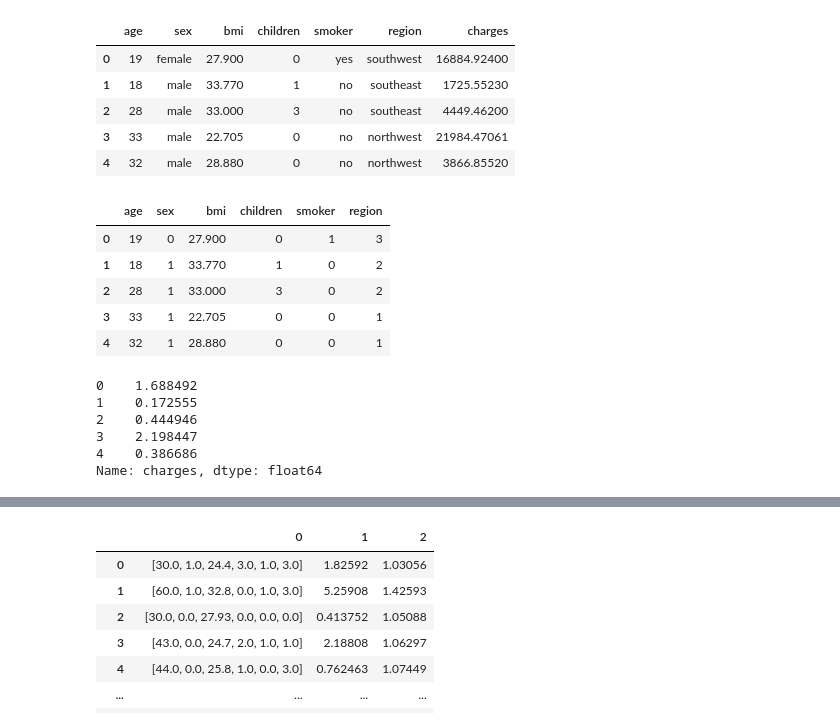
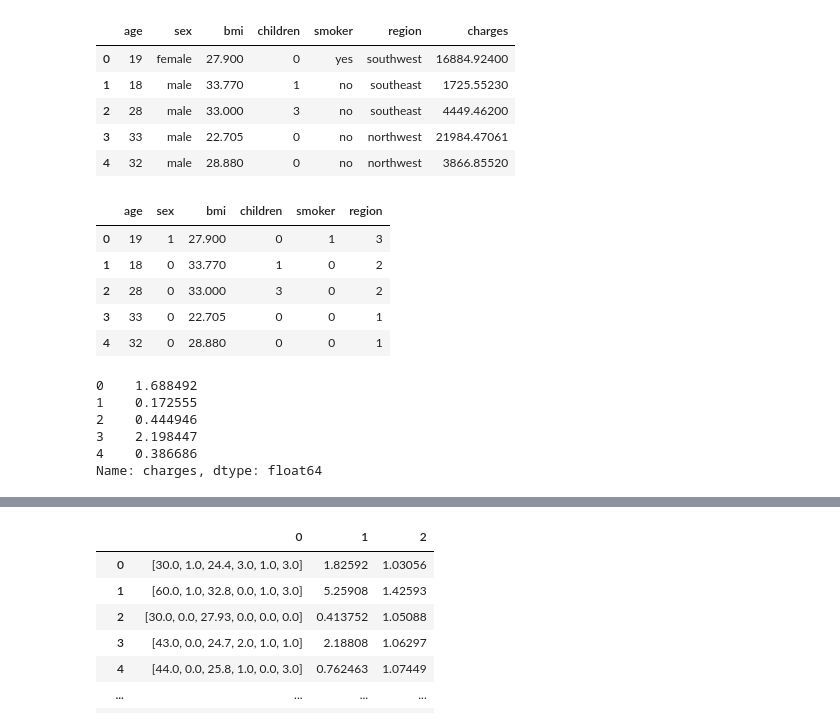
Before and after one commit to duyhho/Dynahealth-Backend, a Jupyter notebook: COVID.ipynb, the cells around one changed output, grey strips where cells are left out. Saved outputs shown, nothing was run; the diff lists cells and outputs as text; code cells hidden in the pictures.

```diff
--- a/COVID.ipynb
+++ b/COVID.ipynb
@@ -541,3 +542,16 @@ DF_TARGET_Kag.head()
 | 2 | 28 | male | 33.000 | 3 | no | southeast | 4449.46200 |
 | 3 | 33 | male | 22.705 | 0 | no | northwest | 21984.47061 |
 | 4 | 32 | male | 28.880 | 0 | no | northwest | 3866.85520 |
+# %%
+map_sex = {
+    'male': 0,
+    'female': 1
+}
+map_smoker = {
+    'no': 0,
+    'yes': 1,
+}
+# le = preprocessing.LabelEncoder()
+# le.fit_transform(DF_TARGET_Kag.region.values)
+# map_region = dict(zip(le.classes_, range(len(le.classes_))))
+map_region = {'northeast': 0, 'northwest': 1, 'southeast': 2, 'southwest': 3}
@@ -544,28 +560,26 @@ DF_TARGET_Kag.head()
 # %%
 X = DF_TARGET_Kag.loc[:, 'age': 'region']
-X.sex = pd.Categorical(X.sex)
-X.smoker = pd.Categorical(X.smoker)
 X.region = pd.Categorical(X.region)
-X['sex'] = X.sex.cat.codes
-X['smoker'] = X.smoker.cat.codes
-X['region'] = X.region.cat.codes
+X['sex'] = X.sex.map(map_sex)
+X['smoker'] = X.smoker.map(map_smoker)
+X['region'] = X.region.map(map_region)
 
 # X = DF_TARGET_Kag.loc[:, ['age','smoker', 'children']]
 # X.smoker = pd.Categorical(X.smoker)
 # X['smoker'] = X.smoker.cat.codes
 
 
 y = DF_TARGET_Kag.charges/10000
 
 display(X.head())
 display(y.head())
 # %% [output]
 |  | age | sex | bmi | children | smoker | region |
-| 0 | 19 | 0 | 27.900 | 0 | 1 | 3 |
-| 1 | 18 | 1 | 33.770 | 1 | 0 | 2 |
-| 2 | 28 | 1 | 33.000 | 3 | 0 | 2 |
-| 3 | 33 | 1 | 22.705 | 0 | 0 | 1 |
-| 4 | 32 | 1 | 28.880 | 0 | 0 | 1 |
+| 0 | 19 | 1 | 27.900 | 0 | 1 | 3 |
+| 1 | 18 | 0 | 33.770 | 1 | 0 | 2 |
+| 2 | 28 | 0 | 33.000 | 3 | 0 | 2 |
+| 3 | 33 | 0 | 22.705 | 0 | 0 | 1 |
+| 4 | 32 | 0 | 28.880 | 0 | 0 | 1 |
 0    1.688492
 1    0.172555
 2    0.444946
```
Also changed, not shown: parts of 8 cells of this notebook, 3 other files.
